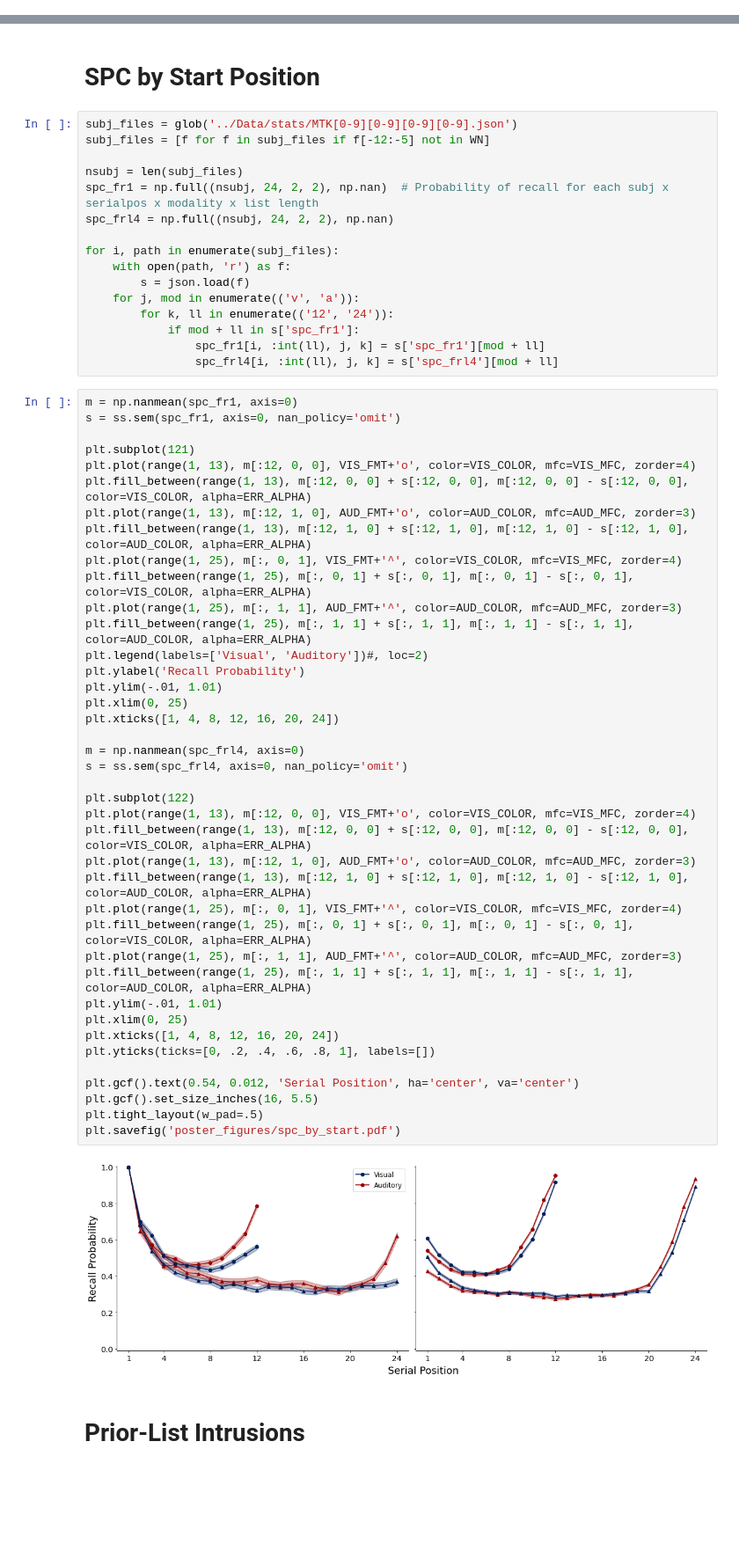
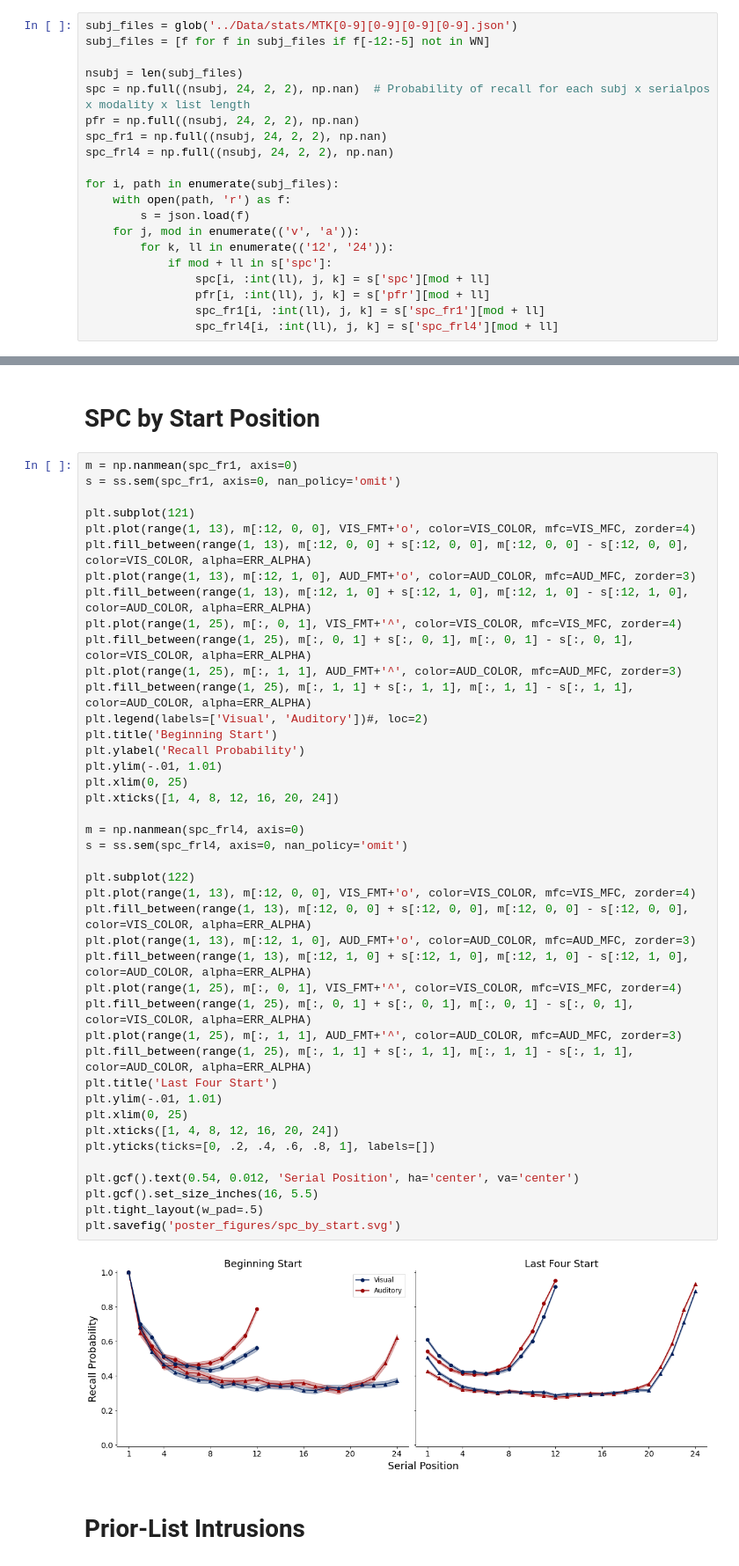
Before and after one commit to jpazdera/PazdKaha22, a Jupyter notebook: Analysis/Poster Plotting.ipynb, the cells around one changed output, grey strips where cells are left out. Shown: that part at 88% size. Saved outputs shown, nothing was run; the diff lists cells and outputs as text; blank space fills up the shorter version.

```diff
--- a/Analysis/Poster Plotting.ipynb
+++ b/Analysis/Poster Plotting.ipynb
@@ -98,5 +98,25 @@ with open('../Data/stats/all_v2%s.json' % excl_str, 'r') as f:
 means2 = s['mean']
 sems2 = s['sem']
 Ns2 = s['N']
+# %%
+subj_files = glob('../Data/stats/MTK[0-9][0-9][0-9][0-9].json')
+subj_files = [f for f in subj_files if f[-12:-5] not in WN]
+
+nsubj = len(subj_files)
+spc = np.full((nsubj, 24, 2, 2), np.nan)  # Probability of recall for each subj x serialpos x modality x list length
+pfr = np.full((nsubj, 24, 2, 2), np.nan)
+spc_fr1 = np.full((nsubj, 24, 2, 2), np.nan)
+spc_frl4 = np.full((nsubj, 24, 2, 2), np.nan)
+
+for i, path in enumerate(subj_files):
+    with open(path, 'r') as f:
+        s = json.load(f)
+    for j, mod in enumerate(('v', 'a')):
+        for k, ll in enumerate(('12', '24')):
+            if mod + ll in s['spc']:
+                spc[i, :int(ll), j, k] = s['spc'][mod + ll]
+                pfr[i, :int(ll), j, k] = s['pfr'][mod + ll]
+                spc_fr1[i, :int(ll), j, k] = s['spc_fr1'][mod + ll]
+                spc_frl4[i, :int(ll), j, k] = s['spc_frl4'][mod + ll]
 # %% [markdown]
 # SPC
@@ -178,22 +170,6 @@ plt.savefig('poster_figures/pfr.pdf')
 [figure]
 # %% [markdown]
 # SPC by Start Position
-# %%
-subj_files = glob('../Data/stats/MTK[0-9][0-9][0-9][0-9].json')
-subj_files = [f for f in subj_files if f[-12:-5] not in WN]
-
-nsubj = len(subj_files)
-spc_fr1 = np.full((nsubj, 24, 2, 2), np.nan)  # Probability of recall for each subj x serialpos x modality x list length
-spc_frl4 = np.full((nsubj, 24, 2, 2), np.nan)
-
-for i, path in enumerate(subj_files):
-    with open(path, 'r') as f:
-        s = json.load(f)
-    for j, mod in enumerate(('v', 'a')):
-        for k, ll in enumerate(('12', '24')):
-            if mod + ll in s['spc_fr1']:
-                spc_fr1[i, :int(ll), j, k] = s['spc_fr1'][mod + ll]
-                spc_frl4[i, :int(ll), j, k] = s['spc_frl4'][mod + ll]
 # %%
 m = np.nanmean(spc_fr1, axis=0)
 s = ss.sem(spc_fr1, axis=0, nan_policy='omit')
@@ -207,35 +183,37 @@ plt.plot(range(1, 25), m[:, 0, 1], VIS_FMT+'^', color=VIS_COLOR, mfc=VIS_MFC, zo
 plt.fill_between(range(1, 25), m[:, 0, 1] + s[:, 0, 1], m[:, 0, 1] - s[:, 0, 1], color=VIS_COLOR, alpha=ERR_ALPHA)
 plt.plot(range(1, 25), m[:, 1, 1], AUD_FMT+'^', color=AUD_COLOR, mfc=AUD_MFC, zorder=3)
 plt.fill_between(range(1, 25), m[:, 1, 1] + s[:, 1, 1], m[:, 1, 1] - s[:, 1, 1], color=AUD_COLOR, alpha=ERR_ALPHA)
 plt.legend(labels=['Visual', 'Auditory'])#, loc=2)
+plt.title('Beginning Start')
 plt.ylabel('Recall Probability')
 plt.ylim(-.01, 1.01)
 plt.xlim(0, 25)
 plt.xticks([1, 4, 8, 12, 16, 20, 24])
 
 m = np.nanmean(spc_frl4, axis=0)
 s = ss.sem(spc_frl4, axis=0, nan_policy='omit')
 
 plt.subplot(122)
 plt.plot(range(1, 13), m[:12, 0, 0], VIS_FMT+'o', color=VIS_COLOR, mfc=VIS_MFC, zorder=4)
 plt.fill_between(range(1, 13), m[:12, 0, 0] + s[:12, 0, 0], m[:12, 0, 0] - s[:12, 0, 0], color=VIS_COLOR, alpha=ERR_ALPHA)
 plt.plot(range(1, 13), m[:12, 1, 0], AUD_FMT+'o', color=AUD_COLOR, mfc=AUD_MFC, zorder=3)
 plt.fill_between(range(1, 13), m[:12, 1, 0] + s[:12, 1, 0], m[:12, 1, 0] - s[:12, 1, 0], color=AUD_COLOR, alpha=ERR_ALPHA)
 plt.plot(range(1, 25), m[:, 0, 1], VIS_FMT+'^', color=VIS_COLOR, mfc=VIS_MFC, zorder=4)
 plt.fill_between(range(1, 25), m[:, 0, 1] + s[:, 0, 1], m[:, 0, 1] - s[:, 0, 1], color=VIS_COLOR, alpha=ERR_ALPHA)
 plt.plot(range(1, 25), m[:, 1, 1], AUD_FMT+'^', color=AUD_COLOR, mfc=AUD_MFC, zorder=3)
 plt.fill_between(range(1, 25), m[:, 1, 1] + s[:, 1, 1], m[:, 1, 1] - s[:, 1, 1], color=AUD_COLOR, alpha=ERR_ALPHA)
+plt.title('Last Four Start')
 plt.ylim(-.01, 1.01)
 plt.xlim(0, 25)
 plt.xticks([1, 4, 8, 12, 16, 20, 24])
 plt.yticks(ticks=[0, .2, .4, .6, .8, 1], labels=[])
 
 plt.gcf().text(0.54, 0.012, 'Serial Position', ha='center', va='center')
 plt.gcf().set_size_inches(16, 5.5)
 plt.tight_layout(w_pad=.5)
-plt.savefig('poster_figures/spc_by_start.pdf')
+plt.savefig('poster_figures/spc_by_start.svg')
 # %% [output]
-[figure, old version]
+[figure, new version]
 # %% [markdown]
 # Prior-List Intrusions
 # %%
```
Also changed, not shown: parts of 5 cells of this notebook, 8 other files.
